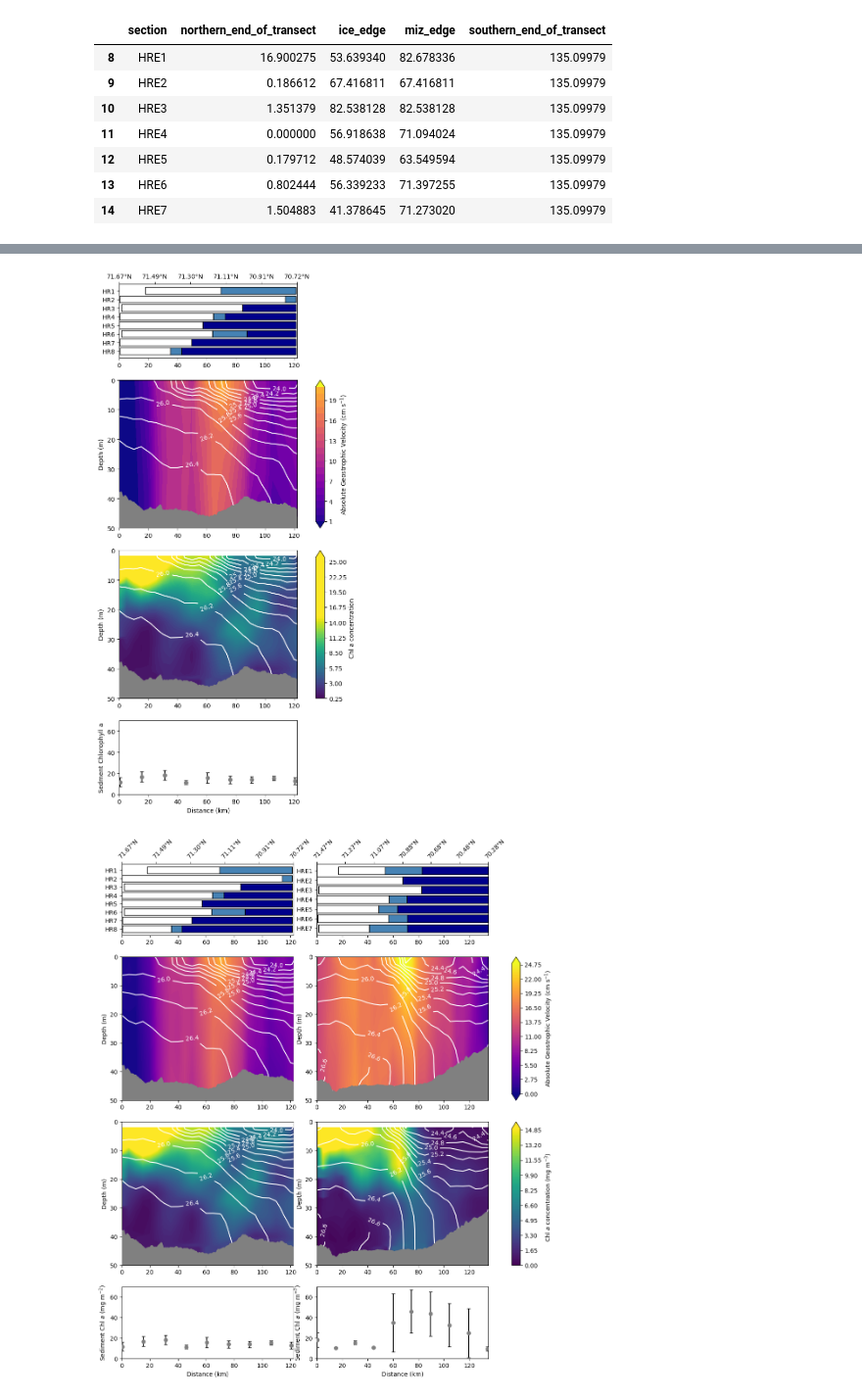
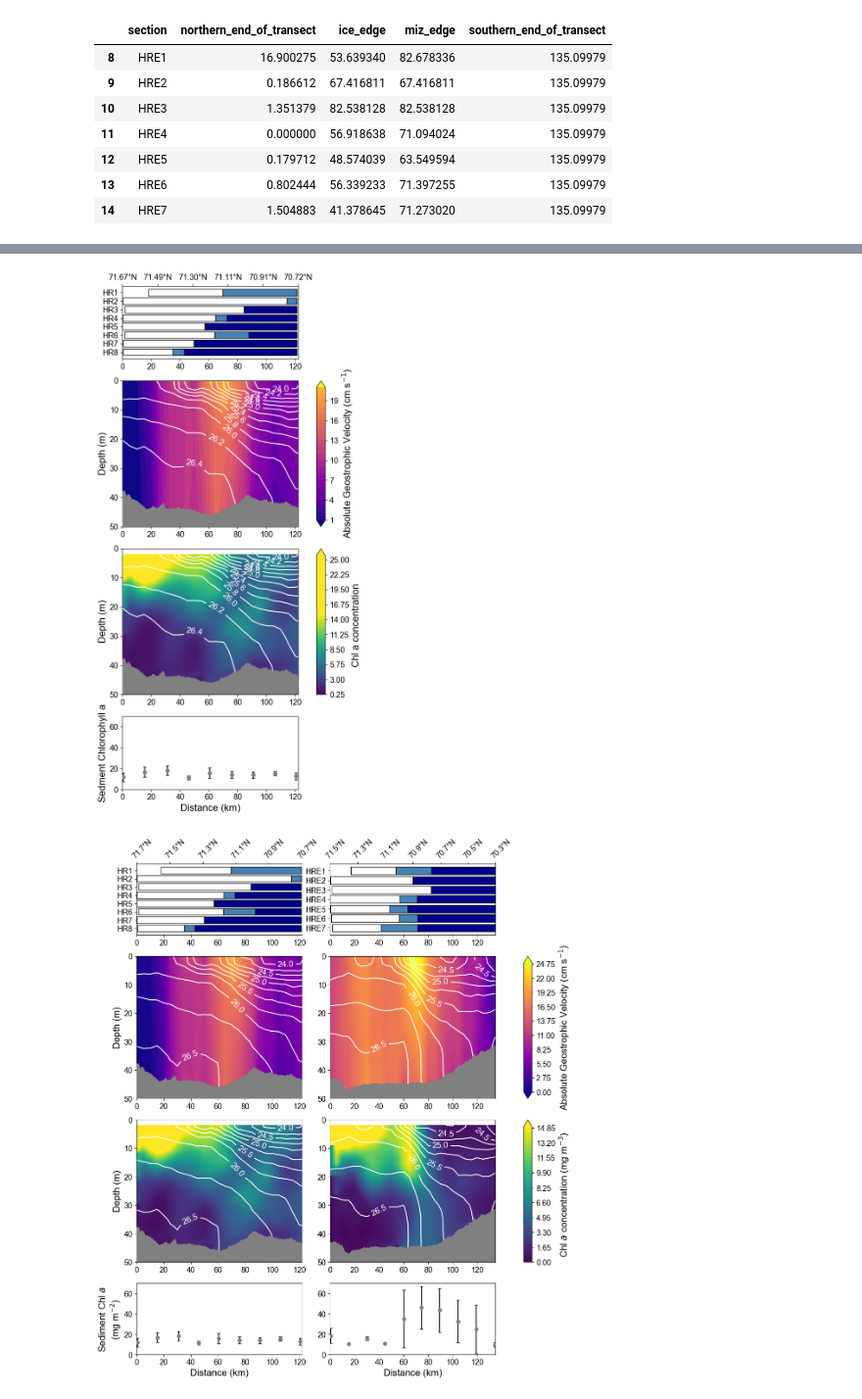
Before and after one commit to lauerja/LauerChukchiExportPaper, a Jupyter notebook: fig2_mean_sections/src/fig2_multipanel_mean_sections.ipynb, the cells around one changed output, grey strips where cells are left out. Shown at 98% size. Cells and saved outputs as stored; diff of their text form; code cells hidden in the pictures.

```diff
--- a/fig2_mean_sections/src/fig2_multipanel_mean_sections.ipynb
+++ b/fig2_mean_sections/src/fig2_multipanel_mean_sections.ipynb
@@ -8,6 +8,21 @@ from matplotlib.patches import Polygon
 import numpy as np
 
 from scipy.interpolate import interp1d
+# %%
+### Parameter Update for Figure Cleanup ##
+
+plt.rcParams.update({
+    'font.size': 14,          # Default text size
+    'axes.labelsize': 16,     # Axis label size
+    'xtick.labelsize': 13,    # X tick labels
+    'ytick.labelsize': 13,    # Y tick labels
+    'figure.edgecolor': 'white',
+    'figure.facecolor': 'white'
+})
+
+# Update font family
+plt.rcParams['font.family'] = 'sans-serif'
+plt.rcParams['font.sans-serif'] = ['Arial', 'Liberation Sans', 'DejaVu Sans', 'Helvetica']
 # %%
 source_dir = '../../data_directory/ctd_and_water_column/'
 
@@ -320,7 +335,7 @@ axLat.set_xticklabels([f"{lat:.2f}°N" for lat in lat_labels])
 geovelcontour = ax1.contourf(hr_x, hr_y, hr_geoVel, levels = 25, cmap='plasma',
                              vmin = 0, vmax=25, extend='both')
 sigmacontour = ax1.contour(hr_x, hr_y, hr_sigma, levels = 15, colors = 'white')
-ax1.clabel(sigmacontour, inline=True, colors = 'white' )#, fmt="%.2f", colors='white')
+ax1.clabel(sigmacontour, inline=True, use_clabeltext=True, colors = 'white' )#, fmt="%.2f", colors='white')
 
 # Geostrophic Velocity Color bar
 geovel_cbar = fig.colorbar(geovelcontour, cax=cbar_ax1, orientation='vertical', label=r'Absolute Geostrophic Velocity (cm s$^{-1}$)')
@@ -343,7 +358,7 @@ chlcontourf = ax2.contourf(hr_chl_x,
                            extend='max',
                            cmap = 'viridis')
 sigmacontour = ax2.contour(hr_x, hr_y, hr_sigma, levels = 15, colors = 'white')
-ax2.clabel(sigmacontour, inline=True, colors = 'white' ) #, fontsize=10, fmt="%.2f", colors="white")
+ax2.clabel(sigmacontour, inline=True, use_clabeltext=True, colors = 'white' ) #, fontsize=10, fmt="%.2f", colors="white")
 
 # Chl Colorbar
 chl_cbar = fig.colorbar(chlcontourf, cax=cbar_ax2, orientation='vertical', label='Chl a concentration')
@@ -383,11 +398,14 @@ ax3.set_xlim(0, 122)
 plt.savefig(save_dir + 'hr_figure2.png', bbox_inches = 'tight', transparent = True)
 plt.show()
 # %% [output]
-[figure, old version]
+[figure, new version]
 # %%
 #### One Big Plot with Shared Axes ####
 fig = plt.figure(figsize=(12, 15))
-gs = fig.add_gridspec(4, 3, width_ratios=[10, 10, 0.5], height_ratios=[1.5, 3, 3, 1.5], hspace=0.2)
+gs = fig.add_gridspec(4, 3, width_ratios=[10, 10, 0.5], height_ratios=[1.5, 3, 3, 1.5], hspace=0.2, wspace=0.25)
+
+## Set Density Contours
+sigma_levels = np.arange(24, 27.1, .25)
 
 ### HR Plot First - Panels [0,0] HR Ice, [1,0] HR Chl a, [2,0] HR GeoVel, [3,0] Hr Sed
 ax0 = fig.add_subplot(gs[0, 0]) # hrIce
@@ -400,7 +418,8 @@ axLat_hr = ax0.twiny()
 hr_dist_ticks = np.linspace(0, 120, 6)
 hr_lat_labels = hr_distLat_interpolator(hr_dist_ticks)
 axLat_hr.set_xticks(hr_dist_ticks)
-axLat_hr.set_xticklabels([f"{lat:.2f}°N" for lat in hr_lat_labels])
+# axLat_hr.set_xticklabels([f"{lat:.2f}°N" for lat in hr_lat_labels])
+axLat_hr.set_xticklabels([f"{lat:.1f}°N" for lat in hr_lat_labels])
 plt.setp(axLat_hr.get_xticklabels(), rotation=45, ha='left', rotation_mode='anchor')
 
 ## Set HR Axis Limits
@@ -420,7 +439,8 @@ axLat_hre = ax4.twiny()
 hre_dist_ticks = np.linspace(0, 135, 7)
 hre_lat_labels = hre_distLat_interpolator(hre_dist_ticks)
 axLat_hre.set_xticks(hre_dist_ticks)
-axLat_hre.set_xticklabels([f"{lat:.2f}°N" for lat in hre_lat_labels])
+# axLat_hre.set_xticklabels([f"{lat:.2f}°N" for lat in hre_lat_labels])
+axLat_hre.set_xticklabels([f"{lat:.1f}°N" for lat in hre_lat_labels])
 plt.setp(axLat_hre.get_xticklabels(), rotation=45, ha='left', rotation_mode='anchor')
 
 ## Set HRE Axis Limits
@@ -487,8 +507,8 @@ ax1.contourf(hr_x,
              levels = geovel_levels,
              cmap = geovel_cmap,
              extend='both')
-sigmacontour = ax1.contour(hr_x, hr_y, hr_sigma, levels = 15, colors = 'white')
-ax1.clabel(sigmacontour, inline=True, colors = 'white' )#, fmt="%.2f", colors='white')
+sigmacontour = ax1.contour(hr_x, hr_y, hr_sigma, levels = sigma_levels, colors = 'white')#levels = 15, colors = 'white')
+ax1.clabel(sigmacontour, inline=True, colors = 'white', use_clabeltext=True, levels = sigmacontour.levels[::2])#, fmt="%.2f", colors='white')
 
 ## ax1 Bathymetry and Axis Modifications
 ax1.add_patch(Polygon(hr_bathy, closed=True, color = 'gray', zorder=3))
@@ -503,14 +523,15 @@ geovelcontour = ax5.contourf(hre_x,
                              levels = geovel_levels,
                              cmap = geovel_cmap,
                              extend='both')
-sigmacontour = ax5.contour(hre_x, hre_y, hre_sigma, levels = 15, colors = 'white')
-ax5.clabel(sigmacontour, inline=True, colors = 'white' )#, fmt="%.2f", colors='white')
+sigmacontour = ax5.contour(hre_x, hre_y, hre_sigma, levels = sigma_levels, colors = 'white')
+ax5.clabel(sigmacontour, inline=True, colors = 'white', use_clabeltext=True, levels = sigmacontour.levels[::2])#, fmt="%.2f", colors='white')
 
 ## ax5 Bathymetry and Axis Modifications
 ax5.add_patch(Polygon(hre_bathy, closed=True, color = 'gray', zorder=3))
 ax5.set_ylim(0, 50)
 ax5.invert_yaxis()
-ax5.set_ylabel('Depth (m)')
+## Share axis label with HR Plot
+# ax5.set_ylabel('Depth (m)')
 
 ## Geostrophic Velocity Colorbar
 geovel_cbar = fig.colorbar(geovelcontour, cax=cbar_ax1, orientation='vertical', label='Absolute Geostrophic Velocity (cm s$^{-1}$)')
@@ -528,8 +549,10 @@ ax2.contourf(hr_chl_x,
              levels = chl_levels,
              cmap = chl_cmap,
              extend='max')
-sigmacontour = ax2.contour(hr_x, hr_y, hr_sigma, levels = 15, colors = 'white')
-ax2.clabel(sigmacontour, inline=True, colors = 'white' ) #, fontsize=10, fmt="%.2f", colors="white")
+# sigmacontour = ax2.contour(hr_x, hr_y, hr_sigma, levels = 12, colors = 'white')
+# ax2.clabel(sigmacontour, inline=True, colors = 'white' ) #, fontsize=10, fmt="%.2f", colors="white")
+sigmacontour = ax2.contour(hr_x, hr_y, hr_sigma, levels = sigma_levels, colors = 'white')
+ax2.clabel(sigmacontour, inline=True, use_clabeltext = True, colors = 'white', levels = sigmacontour.levels[::2]) #, fmt="%.2f", colors='white')
 
 ## ax2 Bathymetry and Axis Modifications
 ax2.add_patch(Polygon(hr_bathy, closed=True, color = 'gray', zorder=3))
@@ -544,14 +567,15 @@ hre_chlcontourf = ax6.contourf(hre_chl_x,
                                levels = chl_levels,
                                cmap = chl_cmap,
                                extend='max')
-sigmacontour = ax6.contour(hre_x, hre_y, hre_sigma, levels = 15, colors = 'white')
-ax6.clabel(sigmacontour, inline=True, colors = 'white' ) #, fontsize=10, fmt="%.2f", colors="white")
+sigmacontour = ax6.contour(hre_x, hre_y, hre_sigma, levels = sigma_levels, colors = 'white')
+ax6.clabel(sigmacontour, inline=True, use_clabeltext = True, colors = 'white', levels = sigmacontour.levels[::2]) #, fontsize=10, fmt="%.2f", colors="white")
 
 ## ax6 Bathymetry and Axis Modifications
 ax6.add_patch(Polygon(hre_bathy, closed=True, color = 'gray', zorder=3))
 ax6.set_ylim(0, 50)
 ax6.invert_yaxis()
-ax6.set_ylabel('Depth (m)')
+## Share axis label with HR Plot
+# ax6.set_ylabel('Depth (m)')
 
 # Chl Colorbar (FOR BOTH HR AND HRE - Currently pulls colorbar from HRE contour- but lims are the same)
 # cbar1 = fig.colorbar(chlcontourf, cax=cbar_ax1, orientation='vertical', label='Chl a concentration')
@@ -562,34 +586,36 @@ chl_cbar = fig.colorbar(hre_chlcontourf, cax=cbar_ax2, orientation='vertical', l
 # Jitter the edge points inward slightly
 x_vals = hr_sed['x'].copy()
 x_vals.loc[x_vals <= 0] += 0.5
 # PLot the Points
 ax3.scatter(x_vals, hr_sed['sedChlMean'], color='gray', label='Mean', zorder=3)
 ax3.errorbar(x_vals, hr_sed['sedChlMean'], yerr=hr_sed['sedChlSd'], fmt='none',
              ecolor='black', capsize=3, zorder=2)
 
 # ax3 Axis Modifications
 ax3.set_ylim(0, 70)
 ax3.set_xlabel('Distance (km)')
 # ax3.set_ylabel('Sedment Chlorophyll a')
-ax3.set_ylabel(r'Sediment Chl $\mathit{a}$ (mg m$^{-2}$)')
+# ax3.set_ylabel(r'Sediment Chl $\mathit{a}$ (mg m$^{-2}$)')
+ax3.set_ylabel('Sediment Chl $\\mathit{a}$\n(mg m$^{-2}$)')
 
 ## HRE Sediment Chl Plot - ax7
 # Jitter the edge points inward slightly
 x_vals = hre_sed['x'].copy()
 x_vals.loc[x_vals <= 0] += 0.5
 # Plot the Points
 ax7.scatter(x_vals, hre_sed['sedChlMean'], color='gray', label='Mean', zorder=3)
 ax7.errorbar(x_vals, hre_sed['sedChlMean'], yerr=hre_sed['sedChlSd'], fmt='none',
              ecolor='black', capsize=3, zorder=2)
 
 # ax7 Axis Modifications
 ax7.set_ylim(0, 70)
 ax7.set_xlabel('Distance (km)')
 # ax7.set_ylabel('Sedment Chlorophyll a')
-ax7.set_ylabel(r'Sediment Chl $\mathit{a}$ (mg m$^{-2}$)')
+# Share Label with HR Plot
+# ax7.set_ylabel(r'Sediment Chl $\mathit{a}$ (mg m$^{-2}$)')
 
-# plt.tight_layout()
+# plt.tight_layout(pad = .25)
 plt.savefig(save_dir + 'figure2.png', bbox_inches = 'tight', transparent = True)
 plt.show()
 # %% [output]
-[figure, old version]
+[figure, new version]
```
Also changed, not shown: parts of 4 cells of this notebook, 7 other files.
